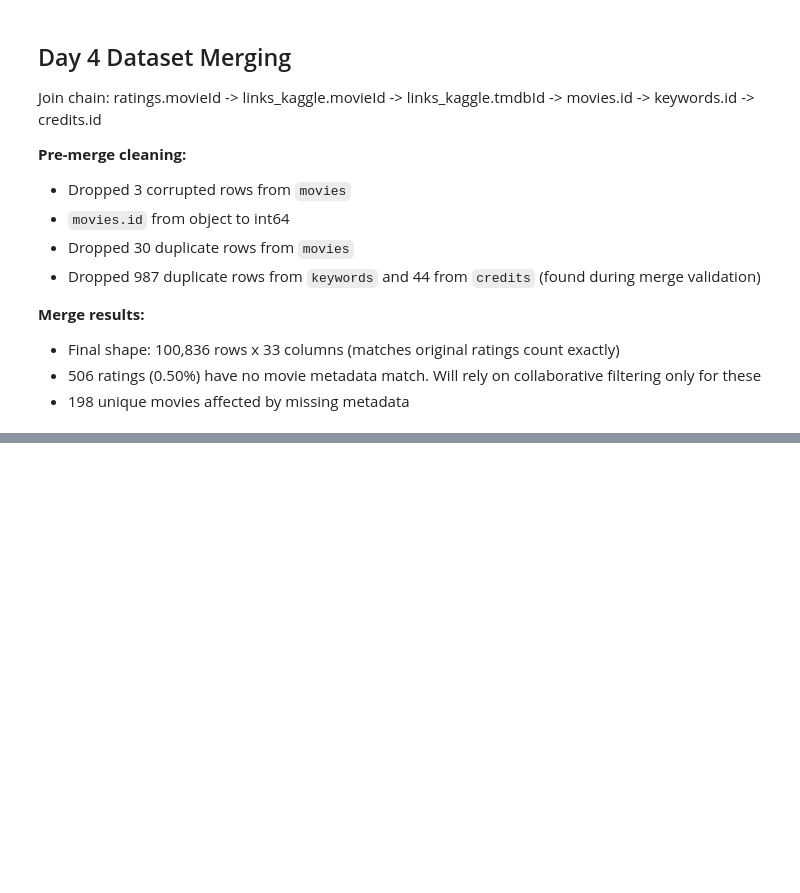
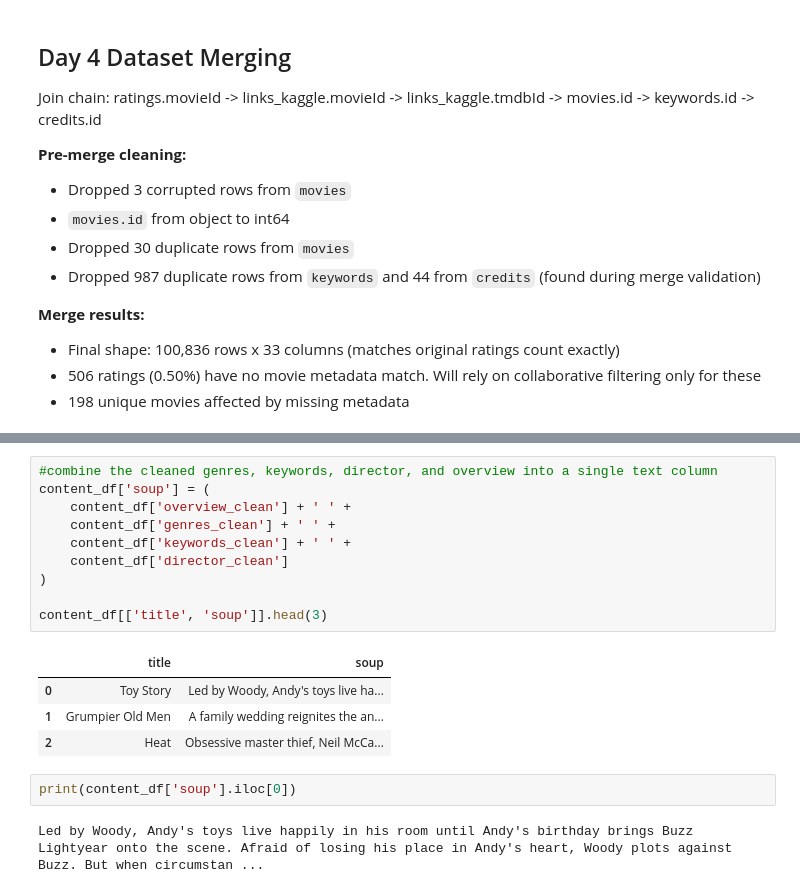
Before and after one commit to leajadaa/movie-recommender, a Jupyter notebook: notebooks/01_eda.ipynb, the cells around one changed output, grey strips where cells are left out. Cells and saved outputs as stored; diff of their text form; blank space fills up the shorter version.

```diff
--- a/notebooks/01_eda.ipynb
+++ b/notebooks/01_eda.ipynb
@@ -632,0 +700,19 @@ Join chain: ratings.movieId -> links_kaggle.movieId -> links_kaggle.tmdbId -> mo
+# %%
+#combine the cleaned genres, keywords, director, and overview into a single text column
+content_df['soup'] = (
+    content_df['overview_clean'] + ' ' +
+    content_df['genres_clean'] + ' ' +
+    content_df['keywords_clean'] + ' ' +
+    content_df['director_clean']
+)
+
+content_df[['title', 'soup']].head(3)
+# %% [output]
+|  | title | soup |
+| 0 | Toy Story | Led by Woody, Andy's toys live ha... |
+| 1 | Grumpier Old Men | A family wedding reignites the an... |
+| 2 | Heat | Obsessive master thief, Neil McCa... |
+# %%
+print(content_df['soup'].iloc[0])
+# %% [output]
+Led by Woody, Andy's toys live happily in his room until Andy's birthday brings Buzz Lightyear onto the scene. Afraid of losing his place in Andy's heart, Woody plots against Buzz. But when circumstan ...
```
Also changed, not shown: parts of 10 cells of this notebook.
